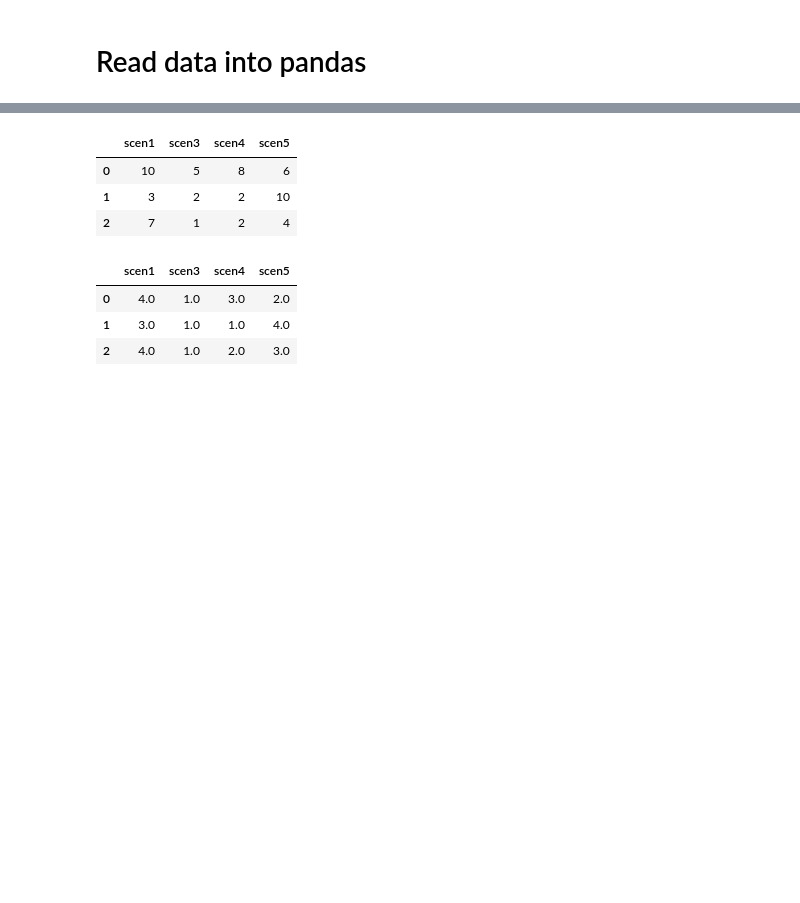
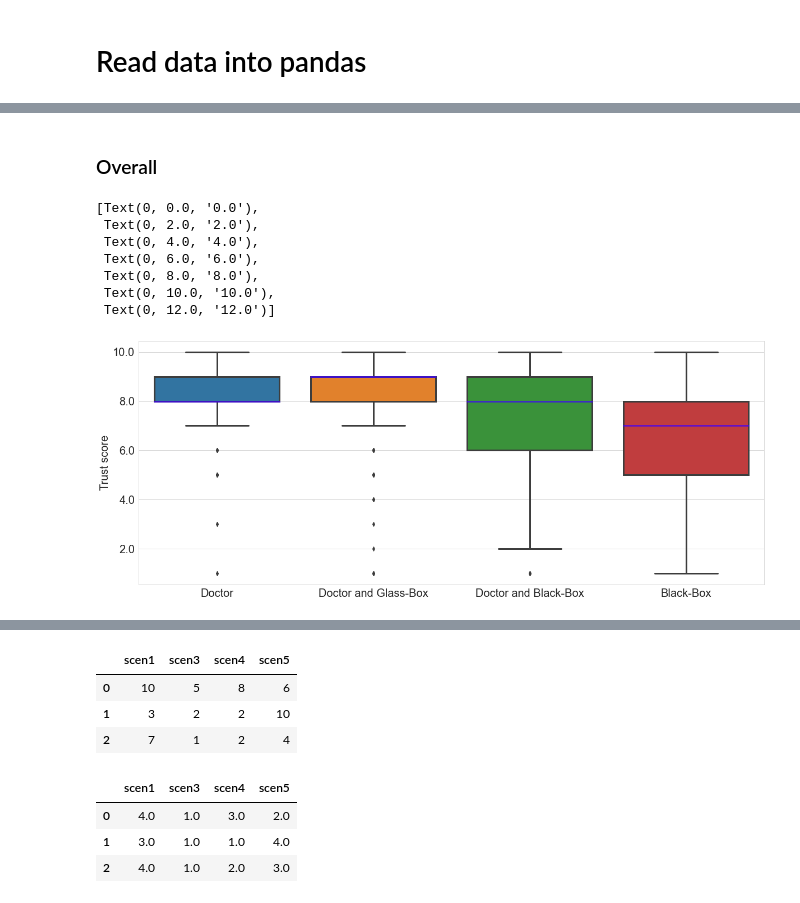
Before and after one commit to isabelladegen/elf, a Jupyter notebook: Isabellas-Notebook.ipynb, the cells around one changed output, grey strips where cells are left out. Cells and saved outputs as stored; diff of their text form; code cells hidden in the pictures; blank space fills up the shorter version.

```diff
--- a/Isabellas-Notebook.ipynb
+++ b/Isabellas-Notebook.ipynb
@@ -40,0 +85,29 @@ raw_data
+# %% [markdown]
+### Overall
+# %%
+fontsize = 30
+smaller_font = fontsize*2/3
+line_width = 3
+medianprops = dict(color="#3F00FF", alpha=0.7)
+box_y_label = "Trust score"
+# %%
+import seaborn as sns
+import matplotlib.pylab as plt
+
+sns_box_df = pd.melt(raw_data[[health,dr, dr_gb, dr_bb, bb]], id_vars=[health])
+
+
+sns.set_style("whitegrid")
+p = sns.boxplot(x="variable", y="value", data=sns_box_df, linewidth=line_width, medianprops=medianprops)
+p.set_xlabel("")
+p.set_ylabel(box_y_label, fontsize=smaller_font)
+p.set_yticklabels(p.get_yticks(), size = smaller_font)
+# %% [output]
+[Text(0, 0.0, '0.0'),
+ Text(0, 2.0, '2.0'),
+ Text(0, 4.0, '4.0'),
+ Text(0, 6.0, '6.0'),
+ Text(0, 8.0, '8.0'),
+ Text(0, 10.0, '10.0'),
+ Text(0, 12.0, '12.0')]
+[figure, added]
```
Also changed, not shown: parts of 16 cells of this notebook.
